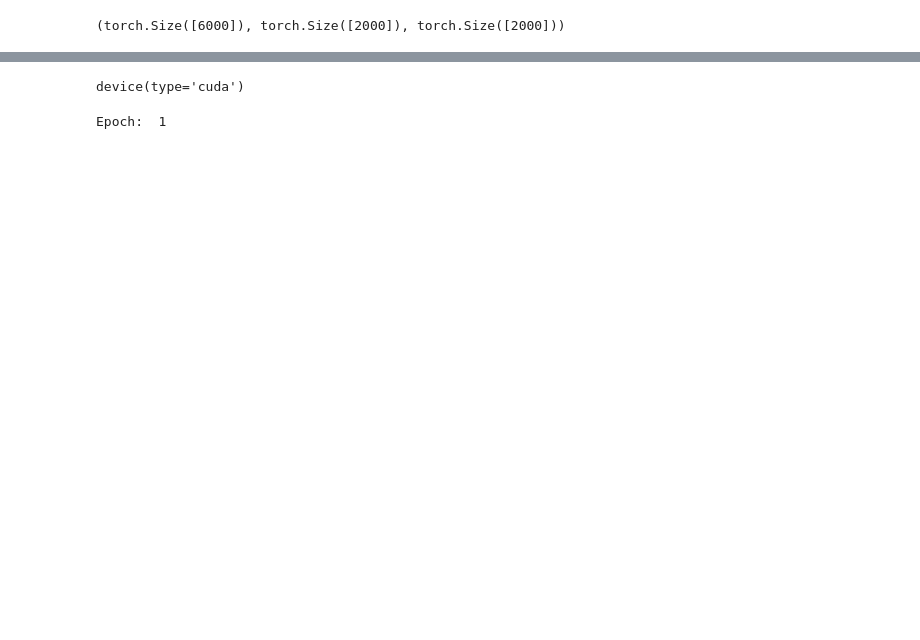
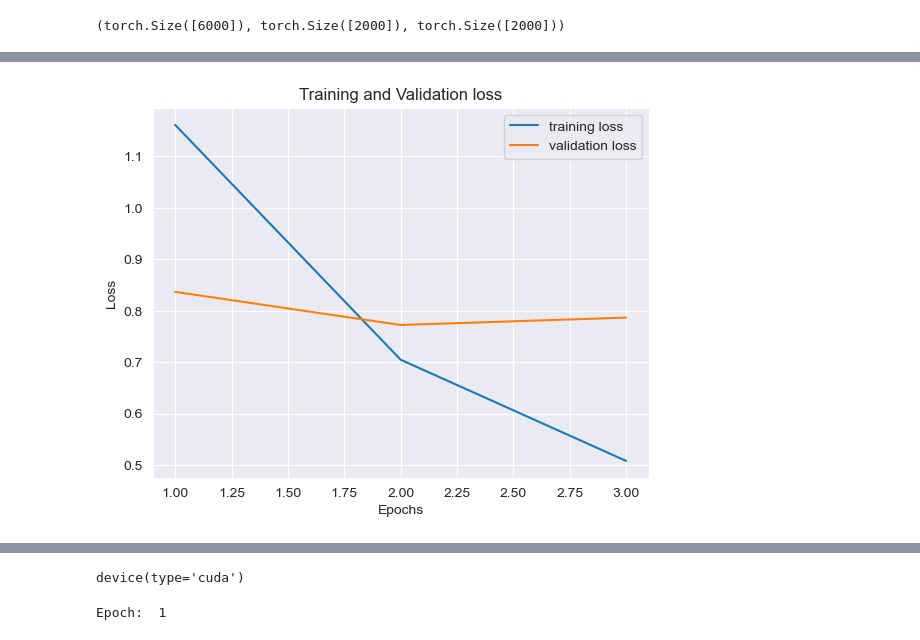
Before and after one commit to ex3del/NLP, a Jupyter notebook: NLP.ipynb, the cells around one changed output, grey strips where cells are left out. Cells and saved outputs as stored; diff of their text form; code cells hidden in the pictures; blank space fills up the shorter version.

```diff
--- a/NLP.ipynb
+++ b/NLP.ipynb
@@ -684,0 +678,7 @@ test_dataloader = DataLoader(test_dataset, sampler=test_sampler, batch_size=BATC
+# %%
+"""from transformers import GPT2ForSequenceClassification
+N_labels = len(train.labels.unique())
+model = GPT2ForSequenceClassification.from_pretrained(PRETRAINED_LM,
+                                                      num_labels=N_labels,
+                                                      output_attentions=False,
+                                                      output_hidden_states=False)"""
@@ -684,0 +689,3 @@ test_dataloader = DataLoader(test_dataset, sampler=test_sampler, batch_size=BATC
+# %%
+device = torch.device("cuda" if torch.cuda.is_available() else "cpu")
+device
@@ -684,0 +694,2 @@ test_dataloader = DataLoader(test_dataset, sampler=test_sampler, batch_size=BATC
+# %%
+model = model.cuda()
@@ -684,0 +778,13 @@ test_dataloader = DataLoader(test_dataset, sampler=test_sampler, batch_size=BATC
+# %%
+from matplotlib import pyplot as plt
+epochs = range(1, EPOCHS +1 )
+fig, ax = plt.subplots()
+ax.plot(epochs,train_loss_per_epoch,label ='training loss')
+ax.plot(epochs, val_loss_per_epoch, label = 'validation loss' )
+ax.set_title('Training and Validation loss')
+ax.set_xlabel('Epochs')
+ax.set_ylabel('Loss')
+ax.legend()
+plt.show()
+# %% [output]
+[figure, added]
```
Also changed, not shown: parts of 45 cells of this notebook, 8 other files.
